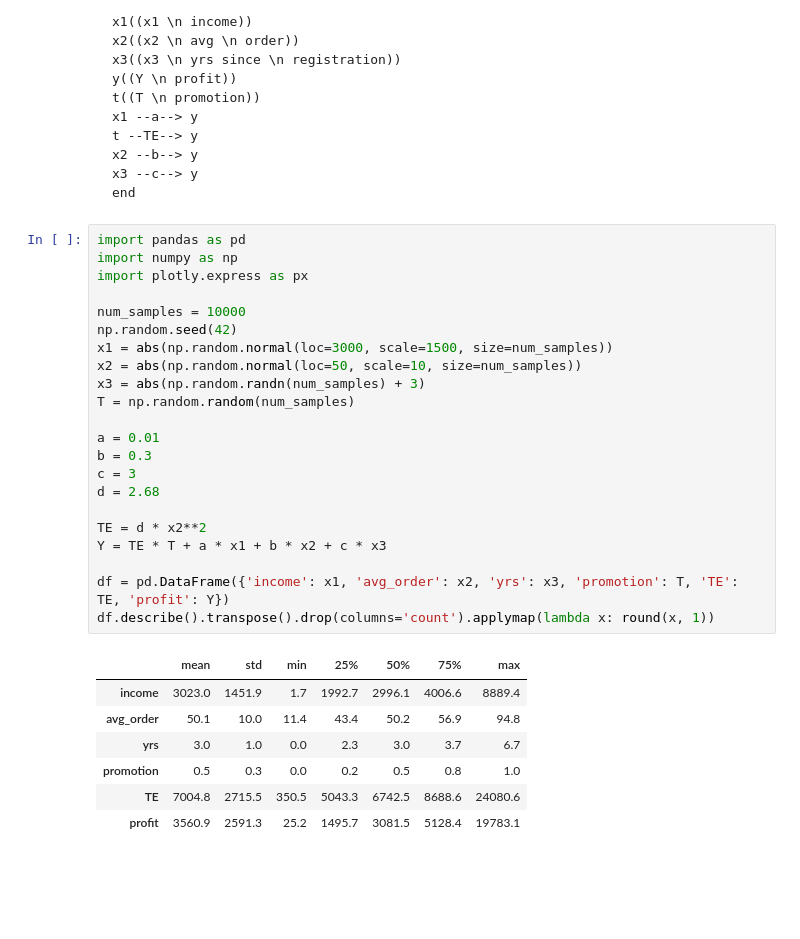
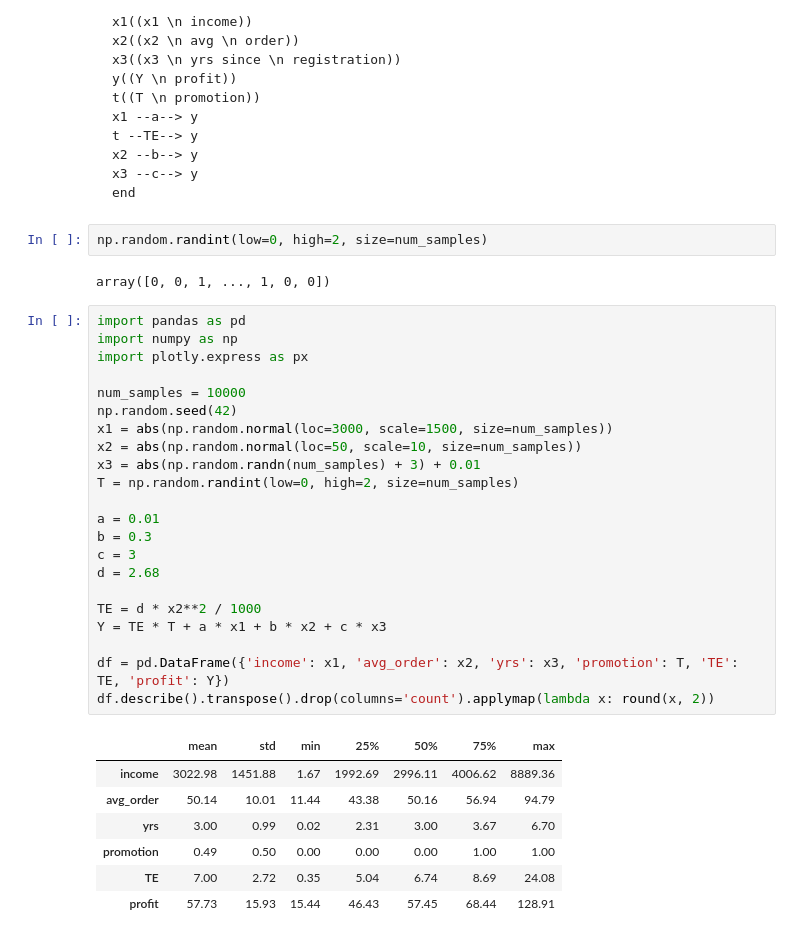
Before and after one commit to leowu4ever/causal-inference, a Jupyter notebook: dgp.ipynb, the cells around one changed output. Cells and saved outputs as stored; diff of their text form; blank space fills up the shorter version.

````diff
--- a/dgp.ipynb
+++ b/dgp.ipynb
@@ -33,33 +34,37 @@ x2 --b--> y
 x3 --c--> y
 end
 ```
+# %%
+np.random.randint(low=0, high=2, size=num_samples)
+# %% [output]
+array([0, 0, 1, ..., 1, 0, 0])
 # %%
 import pandas as pd
 import numpy as np
 import plotly.express as px
 
 num_samples = 10000
 np.random.seed(42)
 x1 = abs(np.random.normal(loc=3000, scale=1500, size=num_samples))
 x2 = abs(np.random.normal(loc=50, scale=10, size=num_samples))
-x3 = abs(np.random.randn(num_samples) + 3)
-T = np.random.random(num_samples)
+x3 = abs(np.random.randn(num_samples) + 3) + 0.01
+T = np.random.randint(low=0, high=2, size=num_samples)
 
 a = 0.01
 b = 0.3
 c = 3
 d = 2.68
 
-TE = d * x2**2
+TE = d * x2**2 / 1000
 Y = TE * T + a * x1 + b * x2 + c * x3
 
 df = pd.DataFrame({'income': x1, 'avg_order': x2, 'yrs': x3, 'promotion': T, 'TE': TE, 'profit': Y})
-df.describe().transpose().drop(columns='count').applymap(lambda x: round(x, 1))
+df.describe().transpose().drop(columns='count').applymap(lambda x: round(x, 2))
 # %% [output]
 |  | mean | std | min | 25% | 50% | 75% | max |
-| income | 3023.0 | 1451.9 | 1.7 | 1992.7 | 2996.1 | 4006.6 | 8889.4 |
-| avg_order | 50.1 | 10.0 | 11.4 | 43.4 | 50.2 | 56.9 | 94.8 |
-| yrs | 3.0 | 1.0 | 0.0 | 2.3 | 3.0 | 3.7 | 6.7 |
-| promotion | 0.5 | 0.3 | 0.0 | 0.2 | 0.5 | 0.8 | 1.0 |
-| TE | 7004.8 | 2715.5 | 350.5 | 5043.3 | 6742.5 | 8688.6 | 24080.6 |
-| profit | 3560.9 | 2591.3 | 25.2 | 1495.7 | 3081.5 | 5128.4 | 19783.1 |
+| income | 3022.98 | 1451.88 | 1.67 | 1992.69 | 2996.11 | 4006.62 | 8889.36 |
+| avg_order | 50.14 | 10.01 | 11.44 | 43.38 | 50.16 | 56.94 | 94.79 |
+| yrs | 3.00 | 0.99 | 0.02 | 2.31 | 3.00 | 3.67 | 6.70 |
+| promotion | 0.49 | 0.50 | 0.00 | 0.00 | 0.00 | 1.00 | 1.00 |
+| TE | 7.00 | 2.72 | 0.35 | 5.04 | 6.74 | 8.69 | 24.08 |
+| profit | 57.73 | 15.93 | 15.44 | 46.43 | 57.45 | 68.44 | 128.91 |
````
Also changed, not shown: parts of 4 cells of this notebook.
